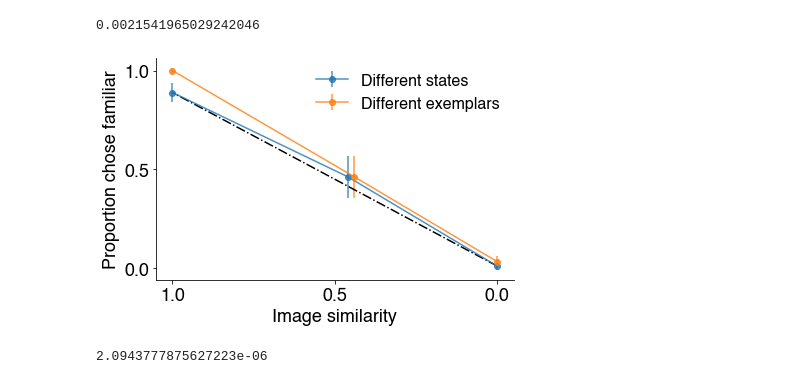
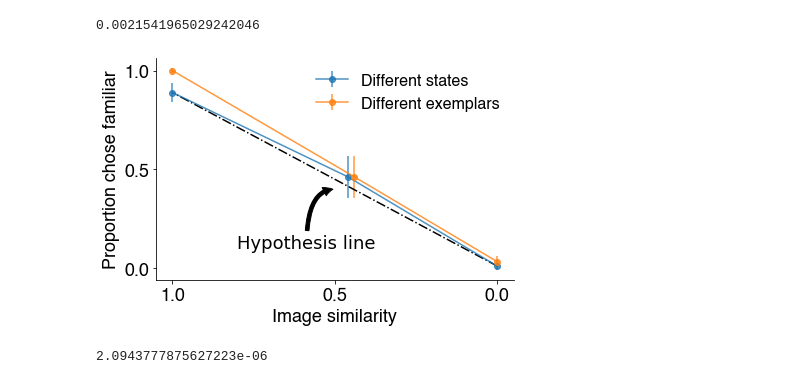
Before and after one commit to SimonBohn/QNC_2021, a Jupyter notebook: Data Vis Presentation.ipynb, the cells around one changed output. Saved outputs shown, nothing was run; the diff lists cells and outputs as text; code cells hidden in the pictures.

```diff
--- a/Data Vis Presentation.ipynb
+++ b/Data Vis Presentation.ipynb
@@ -307,32 +306,40 @@ wbs_null_test
 # %%
 wbx_x = np.array([0,.46,1])
 wbx_x_jittered = np.array([0,.44,1])
 
 nb_nb_success = np.array([2,37,160])
 nb_wb_success = np.array([6,37,180])
 
 nb_total_trials = np.array([180,80,180])
 wb_total_perf = nb_nb_success/nb_total_trials
 
 nb_nb_CIs = aps.binom_conf_interval(nb_nb_success,nb_total_trials,.95,'wilson')
 nb_wb_CIs = aps.binom_conf_interval(nb_wb_success,nb_total_trials,.95,'wilson')
 
 ax2 = plt.subplot(111)
 ax2.errorbar(wbx_x,nb_nb_success/nb_total_trials,(nb_nb_CIs[0]-nb_nb_CIs[1])/2,marker='o',alpha=.8)
 ax2.errorbar(wbx_x_jittered,nb_wb_success/nb_total_trials,(nb_wb_CIs[0]-nb_wb_CIs[1])/2,marker='o',alpha=.8)
 ax2.plot([wbx_x[0],wbx_x[2]],[wb_total_perf[0],wb_total_perf[2]],linestyle='-.',color='k',label='_nolegend_')
 plt.legend(['Different states','Different exemplars'],prop=font,frameon=False)
 plt.gca().invert_xaxis()
 plt.xlabel("Image similarity",**hfont,size=18)
 plt.ylabel("Proportion chose familiar",**hfont,size=18)
 plt.xticks([1,.5,0],**hfont,size=18)
 plt.yticks([0,.5,1],**hfont,size=18)
 ax2.spines['right'].set_visible(False)
 ax2.spines['top'].set_visible(False)
+ax2.annotate("Hypothesis line",
+             xy=(0.5, 0.4), xycoords='data',
+             fontsize=18,
+             xytext=(.8, 0.1), textcoords='data',
+             arrowprops=dict(arrowstyle="simple",
+                             connectionstyle="angle3",
+                             facecolor='k'),
+             )
 plt.tight_layout()
 plt.savefig('results_plot_states.pdf')
 # %% [output]
-[figure, old version]
+[figure, new version]
 # %%
 two_binomials(nb_nb_success[2],nb_total_trials[2],nb_wb_success[2],nb_total_trials[2])
 # %% [output]
```
Also changed, not shown: parts of 2 cells of this notebook, 10 other files.
